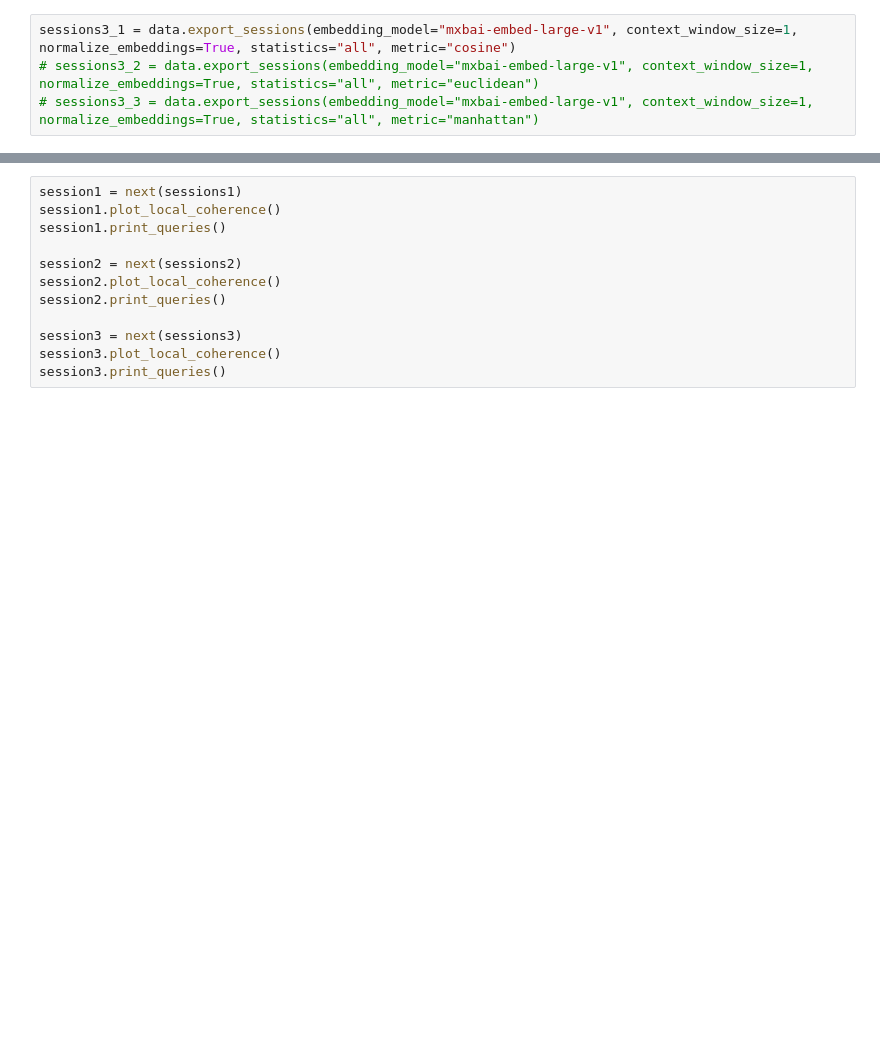
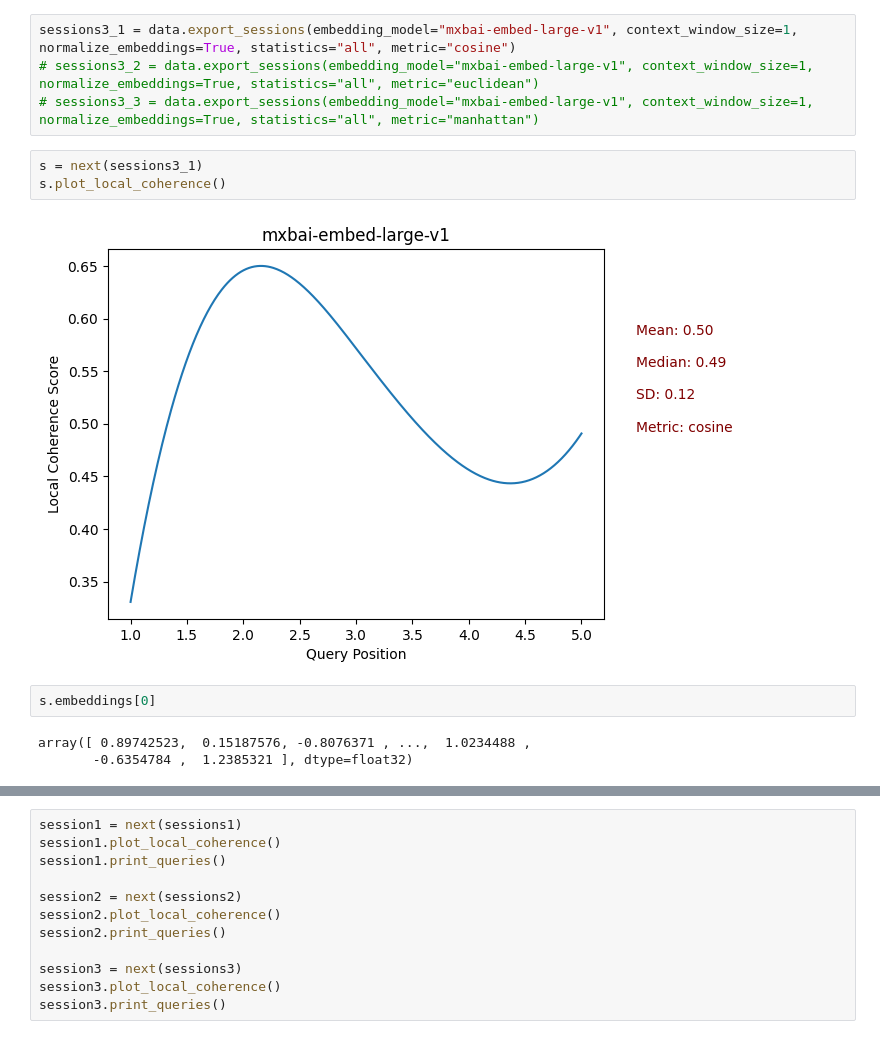
Before and after one commit to almasria/discourse_coherenc, a Jupyter notebook: components/notebook.ipynb, the cells around one changed output, grey strips where cells are left out. Drawn from its saved outputs; the diff is of its cells as text; blank space fills up the shorter version.

```diff
--- a/components/notebook.ipynb
+++ b/components/notebook.ipynb
@@ -562,3 +562,13 @@ sessions_list[1]
 sessions3_1 = data.export_sessions(embedding_model="mxbai-embed-large-v1", context_window_size=1, normalize_embeddings=True, statistics="all", metric="cosine")
 # sessions3_2 = data.export_sessions(embedding_model="mxbai-embed-large-v1", context_window_size=1, normalize_embeddings=True, statistics="all", metric="euclidean")
 # sessions3_3 = data.export_sessions(embedding_model="mxbai-embed-large-v1", context_window_size=1, normalize_embeddings=True, statistics="all", metric="manhattan")
+# %%
+s = next(sessions3_1)
+s.plot_local_coherence()
+# %% [output]
+[figure, added]
+# %%
+s.embeddings[0]
+# %% [output]
+array([ 0.89742523,  0.15187576, -0.8076371 , ...,  1.0234488 ,
+       -0.6354784 ,  1.2385321 ], dtype=float32)
```
Also changed, not shown: parts of 18 cells of this notebook, 15 other files.
